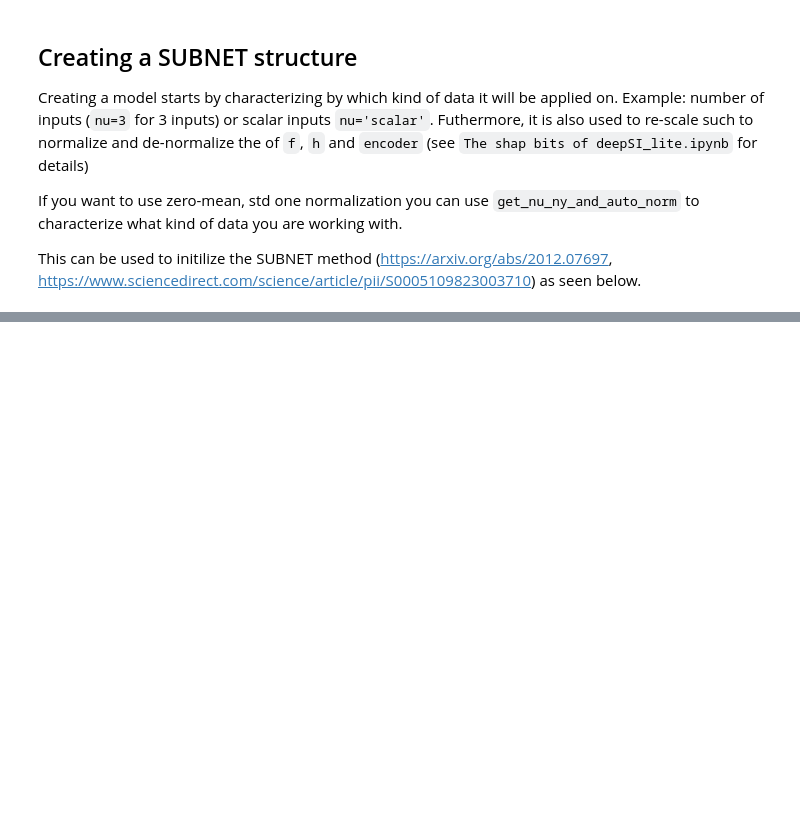
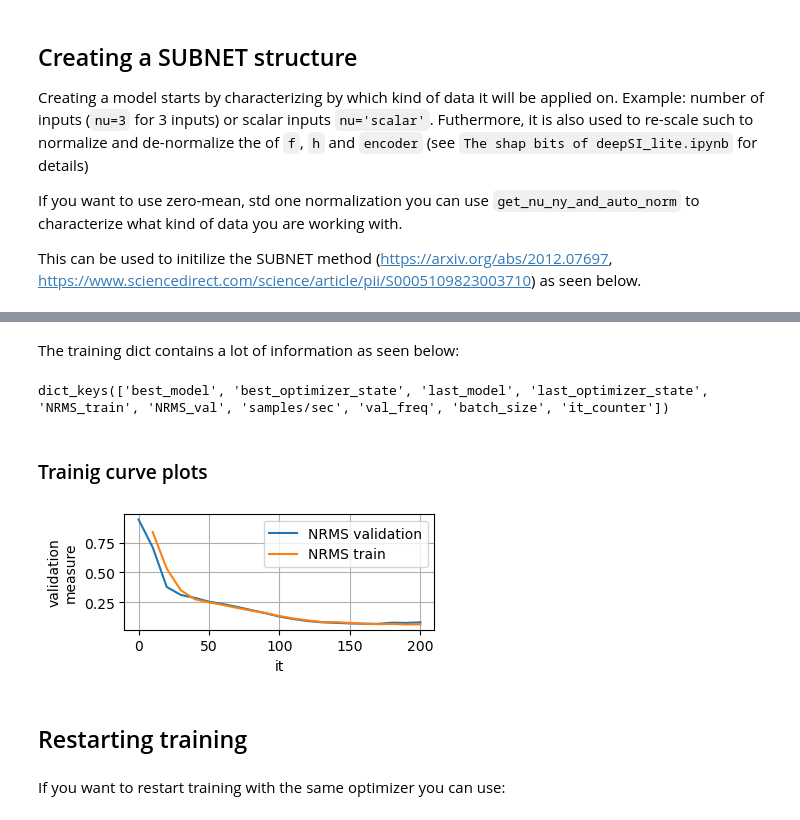
Before and after one commit to GerbenBeintema/deepSI_lite, a Jupyter notebook: examples/Demonstration deepSI_lite.ipynb, the cells around one changed output, grey strips where cells are left out. Cells and saved outputs as stored; diff of their text form; code cells hidden in the pictures; blank space fills up the shorter version.

```diff
--- a/examples/Demonstration deepSI_lite.ipynb
+++ b/examples/Demonstration deepSI_lite.ipynb
@@ -121,4 +137,6 @@ RMSE=2.1391 V
 # %%
+import deepSI_lite as dsi
+import torch
 from deepSI_lite.models import SUBNET_CT
 from deepSI_lite.fitting import fit
 from nonlinear_benchmarks import Cascaded_Tanks
@@ -126,10 +144,10 @@ from deepSI_lite.networks import euler_integrator, rk4_integrator, rk45_integrat
 train, test = Cascaded_Tanks()
 
 nx, nb, na = 2, 5, 5
-nu, ny, norm = get_nu_ny_and_auto_norm(train)
+nu, ny, norm = dsi.get_nu_ny_and_auto_norm(train)
 torch.manual_seed(0)
-model_CT = SUBNET_CT(nu, ny, norm, nx=2, na=4, nb=4, integrator=euler_integrator)
-train_dict = fit(model_CT, train, test, 1001, T=60, val_freq=20)
+model_CT = dsi.SUBNET_CT(nu, ny, norm, nx=2, na=4, nb=4, integrator=euler_integrator)
+train_dict = dsi.fit(model_CT, train, test, 1001, T=60, val_freq=20)
 # %% [output]
 Number of samples to train on = 961
 it       0 NRMS loss nan NRMS val 1.01385!! nan samps/sec
@@ -319,0 +423,12 @@ it     100 NRMS loss 0.78615 NRMS val 0.83802!! 367.90 samps/sec
+# %%
+import deepSI_lite as dsi
+import nonlinear_benchmarks as nlb
+from matplotlib import pyplot as plt
+
+train_val, test = nlb.Silverbox()
+nu, ny, norm = dsi.get_nu_ny_and_auto_norm(train_val)
+train_val, test = norm.transform(train_val), norm.transform(test)
+s = int(len(train_val)*0.95)
+train, val = train_val[:s], train_val[s:]
+model = dsi.models.SUBNET(nu, ny, dsi.Norm(0, 1, 0, 1), nx=4)
+train_dict = dsi.fit(model, train, val, n_its=201, val_freq=10)
@@ -319,0 +454,32 @@ it     100 NRMS loss 0.78615 NRMS val 0.83802!! 367.90 samps/sec
+# %% [markdown]
+The training dict contains a lot of information as seen below:
+# %%
+train_dict.keys()
+# - 'best_model': The best model (with the lowest validation loss).
+# - 'best_optimizer_state': Optimizer state when the best model was found.
+# - 'last_model': The model at the end of training.
+# - 'last_optimizer_state': The optimizer state at the end of training.
+# - 'NRMS_train': Training loss history (normalized root mean square error).
+# - 'NRMS_val': Validation loss history (normalized root mean square error).
+# - 'samples/sec': Number of data samples processed per second.
+# - 'val_freq': Validation frequency.
+# - 'batch_size': Batch size used during training.
+# - 'it_counter': List of iteration counts corresponding to each validation point.
+# %% [output]
+dict_keys(['best_model', 'best_optimizer_state', 'last_model', 'last_optimizer_state', 'NRMS_train', 'NRMS_val', 'samples/sec', 'val_freq', 'batch_size', 'it_counter'])
+# %% [markdown]
+### Trainig curve plots
+# %%
+import numpy as np
+plt.figure(figsize=(4,1.5))
+plt.plot(train_dict['it_counter'], train_dict['NRMS_val'])
+plt.plot(train_dict['it_counter'], train_dict['NRMS_train'])
+plt.legend(['NRMS validation', 'NRMS train'])
+plt.grid(); plt.xlabel('it'); plt.ylabel('validation\nmeasure')
+plt.show()
+# %% [output]
+[figure, added]
+# %% [markdown]
+## Restarting training
+# %% [markdown]
+If you want to restart training with the same optimizer you can use:
```
Also changed, not shown: parts of 29 cells of this notebook, 6 other files.
